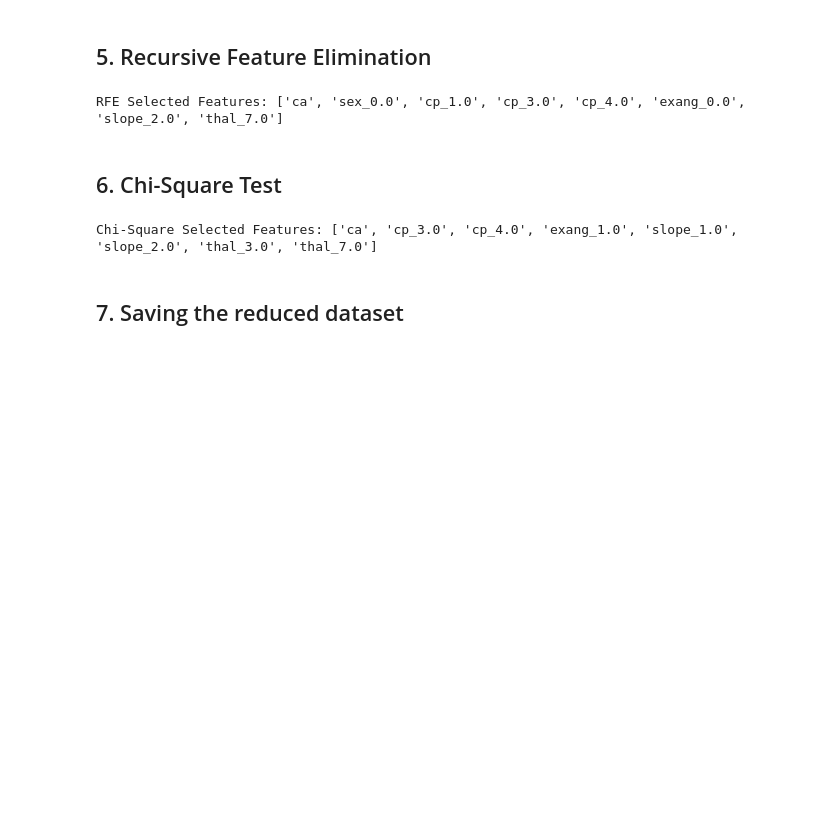
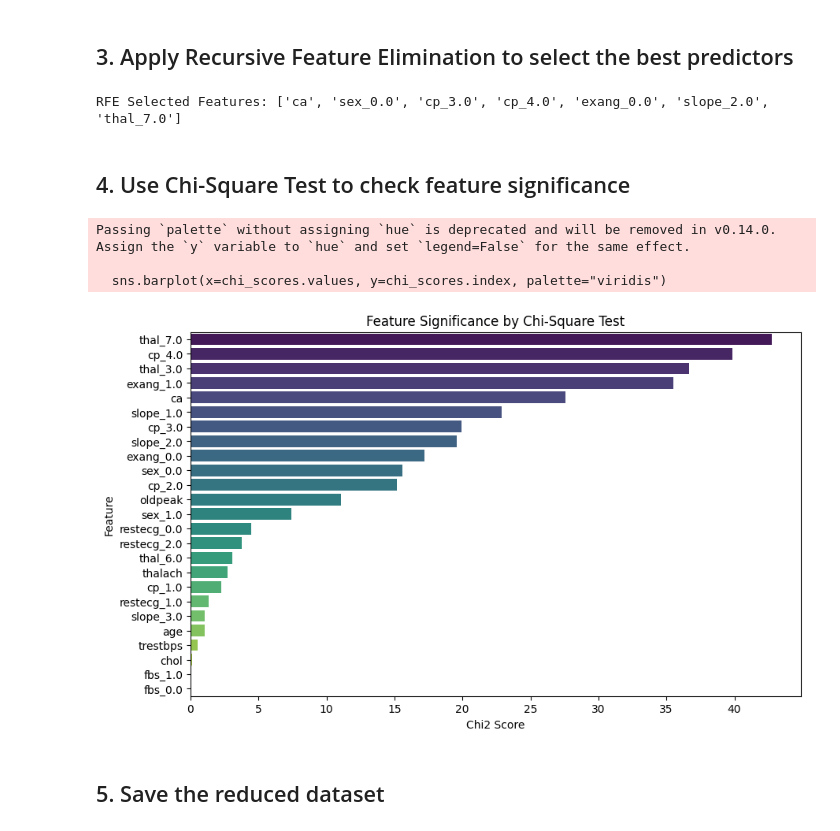
Before and after one commit to GeorgeYoussefRoger/Heart-Disease-Predictor, a Jupyter notebook: notebooks/03_feature_selection.ipynb, the cells around one changed output. Cells and saved outputs as stored; diff of their text form; code cells hidden in the pictures; blank space fills up the shorter version.

```diff
--- a/notebooks/03_feature_selection.ipynb
+++ b/notebooks/03_feature_selection.ipynb
@@ -39,25 +61,35 @@ plt.show()
 # %% [markdown]
-## 5. Recursive Feature Elimination
+## 3. Apply Recursive Feature Elimination to select the best predictors
 # %%
 lr = LogisticRegression(random_state=42)
-rfe = RFE(lr, n_features_to_select=8)
+rfe = RFE(lr, n_features_to_select=7)
 rfe.fit(X, y)
 
 print("RFE Selected Features:", list(X.columns[rfe.support_]))
 # %% [output]
-RFE Selected Features: ['ca', 'sex_0.0', 'cp_1.0', 'cp_3.0', 'cp_4.0', 'exang_0.0', 'slope_2.0', 'thal_7.0']
+RFE Selected Features: ['ca', 'sex_0.0', 'cp_3.0', 'cp_4.0', 'exang_0.0', 'slope_2.0', 'thal_7.0']
 # %% [markdown]
-## 6. Chi-Square Test
+## 4. Use Chi-Square Test to check feature significance
 # %%
 scaler = MinMaxScaler()
 X_scaled = scaler.fit_transform(X)
 
-chi = SelectKBest(score_func=chi2, k=8)
+chi = SelectKBest(score_func=chi2, k=7)
 chi.fit(X_scaled, y)
 
-print("Chi-Square Selected Features:", list(X.columns[chi.get_support()]))
+chi_scores = pd.Series(chi.scores_, index=X.columns).sort_values(ascending=False)
+
+plt.figure(figsize=(10,6))
+sns.barplot(x=chi_scores.values, y=chi_scores.index, palette="viridis")
+plt.title("Feature Significance by Chi-Square Test")
+plt.xlabel("Chi2 Score")
+plt.ylabel("Feature")
+plt.show()
 # %% [output]
-Chi-Square Selected Features: ['ca', 'cp_3.0', 'cp_4.0', 'exang_1.0', 'slope_1.0', 'slope_2.0', 'thal_3.0', 'thal_7.0']
+Passing `palette` without assigning `hue` is deprecated and will be removed in v0.14.0. Assign the `y` variable to `hue` and set `legend=False` for the same effect.
+
+  sns.barplot(x=chi_scores.values, y=chi_scores.index, palette="viridis")
+[figure, added]
 # %% [markdown]
-## 7. Saving the reduced dataset
+## 5. Save the reduced dataset
 # %%
```
Also changed, not shown: parts of 12 cells of this notebook, 10 other files.
